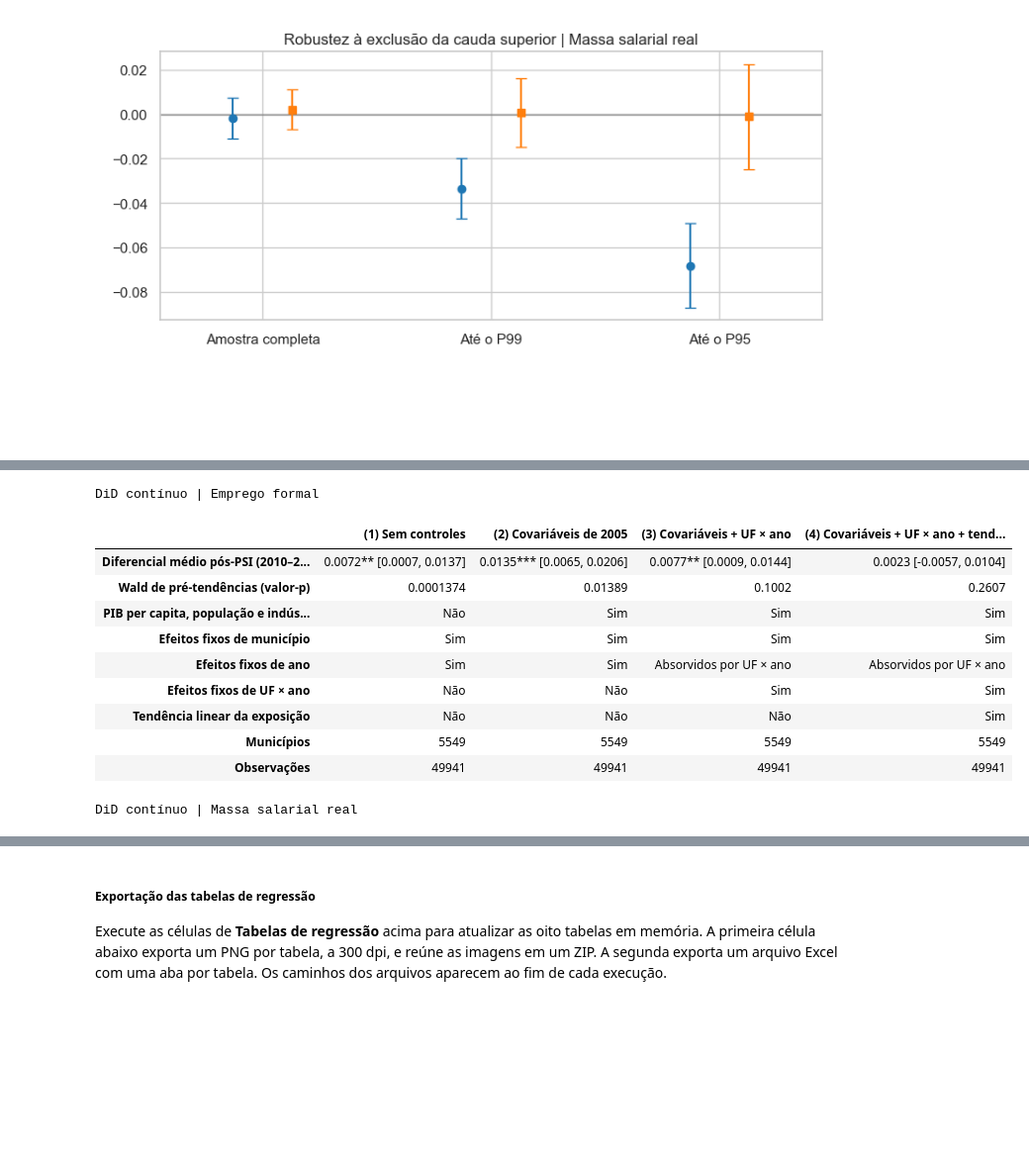
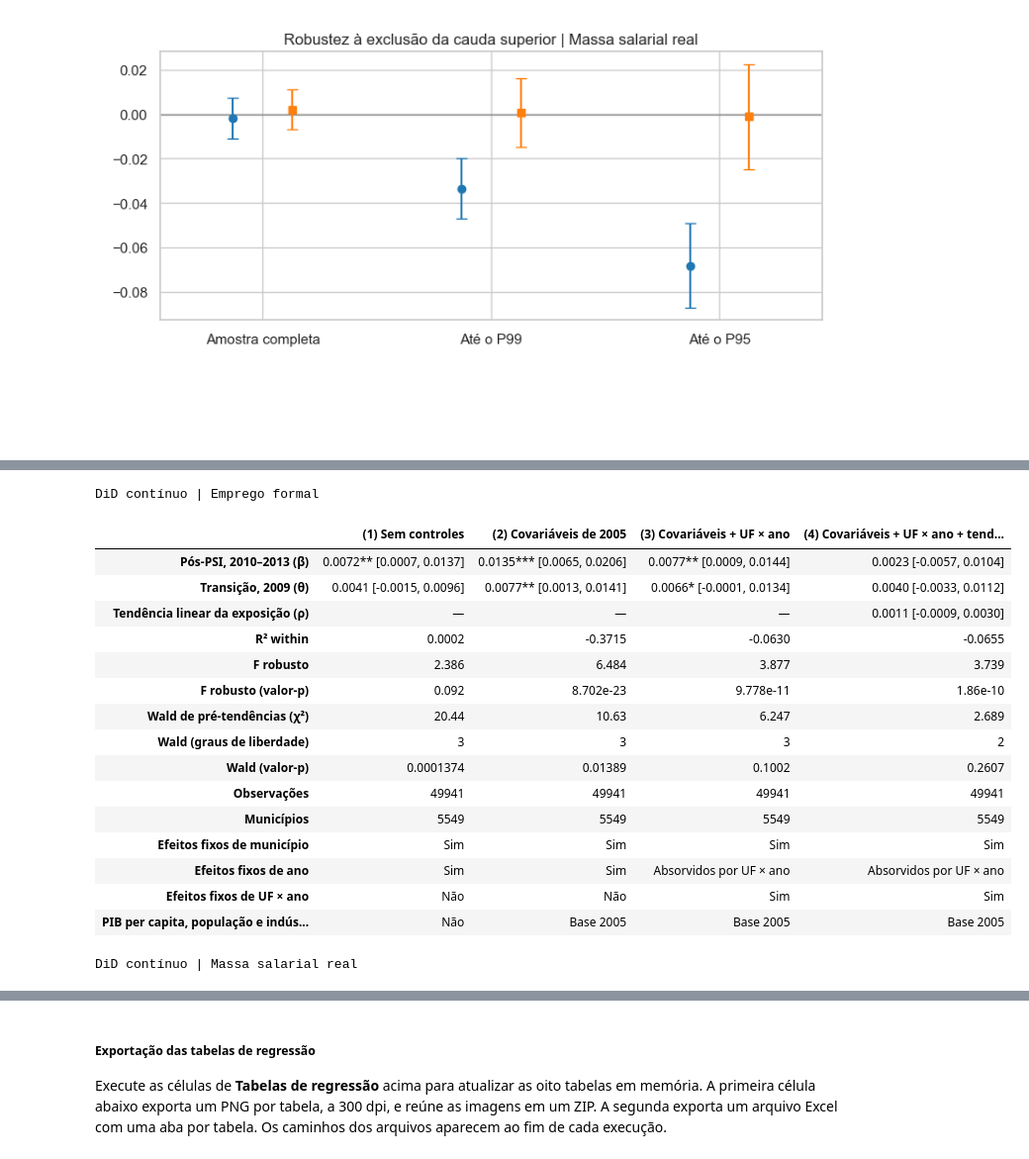
Before and after one commit to alexandre-albuquerque17/Script_infer-ncia_causal_dif-in-dif, a Jupyter notebook: objetivos/4.regression_did/Script_PSI_did.ipynb, the cells around one changed output, grey strips where cells are left out. Shown at 99% size. Cells and saved outputs as stored; diff of their text form; code cells hidden in the pictures; blank space fills up the shorter version.

```diff
--- a/objetivos/4.regression_did/Script_PSI_did.ipynb
+++ b/objetivos/4.regression_did/Script_PSI_did.ipynb
@@ -2283,12 +2289,14 @@ Massa salarial real: p = 0.2007; não rejeitamos H₀: o teste não encontrou ev
 termos_pos_faixas = [f"faixa_{faixa}_pos" for faixa in faixas_positivas]
 termos_transicao_faixas = [f"faixa_{faixa}_2009" for faixa in faixas_positivas]
 resultados_pos_faixas = []
+modelos_pos_faixas = {}
 for desfecho, dependente in variaveis_desfecho_faixas.items():
     dados = painel_faixas[desfecho]
     ajuste = PanelOLS(
         dados[dependente], dados[termos_pos_faixas + termos_transicao_faixas + termos_controle_emp],
         **efeitos_fixos_did(dados, especificacao_uf_ano),
     ).fit(cov_type="clustered", cluster_entity=True)
+    modelos_pos_faixas[desfecho] = ajuste
     ic = ajuste.conf_int()
     for faixa, termo in zip(faixas_positivas, termos_pos_faixas):
         resultados_pos_faixas.append({
@@ -2401,6 +2409,7 @@ print("Municípios na amostra comum:", len(municipios_robustez))
 Municípios na amostra comum: 5549
 # %%
 resultados_ancoras = []
+modelos_ancoras = {}
 for desfecho, (painel, dependente) in paineis_robustez.items():
     painel_comum = painel.loc[painel.index.get_level_values("id_municipio").isin(municipios_robustez)]
     assert len(painel_comum) == len(municipios_robustez) * len(anos_did_emp)
@@ -2428,6 +2437,7 @@ for desfecho, (painel, dependente) in paineis_robustez.items():
                 dados[dependente], dados[["expo_pos", "expo_2009"] + termos],
                 **efeitos,
             ).fit(cov_type="clustered", cluster_entity=True)
+            modelos_ancoras[desfecho, ano_base, com_tendencia] = (ajuste, teste)
             ic = ajuste.conf_int().loc["expo_pos"]
             resultados_ancoras.append({
                 "Desfecho": desfecho, "Ano-base": ano_base, "Tendência": "Sim" if com_tendencia else "Não",
@@ -2536,6 +2546,7 @@ assert desvios_exposicao_log.gt(0).all()
 medidas_exposicao_log = (medidas_exposicao_log - medidas_exposicao_log.mean()) / desvios_exposicao_log
 
 resultados_robustez_log = []
+modelos_robustez_log = {}
 for desfecho, (painel, dependente) in paineis_robustez.items():
     dados = painel.loc[painel.index.get_level_values("id_municipio").isin(municipios_robustez)].copy()
     assert len(dados) == len(municipios_robustez) * len(anos_did_emp)
@@ -2560,6 +2571,7 @@ for desfecho, (painel, dependente) in paineis_robustez.items():
             ajuste = PanelOLS(
                 dados[dependente], dados[["expo_pos", "expo_2009"] + termos], **efeitos,
             ).fit(cov_type="clustered", cluster_entity=True)
+            modelos_robustez_log[desfecho, medida, rotulo] = (ajuste, teste)
             ic = ajuste.conf_int().loc["expo_pos"]
             resultados_robustez_log.append({
                 "Desfecho": desfecho, "Medida": medida, "Modelo": rotulo,
@@ -2650,6 +2662,7 @@ prespecificacoes_cauda = [
     ("Com todos os controles", especificacao_tendencia, termos_controle_emp + [termo_tendencia]),
 ]
 resultados_cauda = []
+modelos_cauda = {}
 for recorte, corte in recortes_cauda.items():
     ids_recorte = exposicao_cauda[exposicao_cauda.le(corte)].index
     for desfecho, (painel, dependente) in paineis_robustez.items():
@@ -2671,6 +2684,7 @@ for recorte, corte in recortes_cauda.items():
             ajuste = PanelOLS(
                 dados[dependente], dados[["expo_pos", "expo_2009"] + termos], **efeitos,
             ).fit(cov_type="clustered", cluster_entity=True)
+            modelos_cauda[desfecho, recorte, rotulo] = (ajuste, teste)
             ic = ajuste.conf_int().loc["expo_pos"]
             resultados_cauda.append({
                 "Desfecho": desfecho, "Amostra": recorte, "Modelo": rotulo,
@@ -2753,61 +2767,92 @@ tabelas_exportacao_psi = {}
 
 def formatar_coeficiente_artigo(coef, inferior, superior, p):
     estrelas = "***" if p < 0.01 else "**" if p < 0.05 else "*" if p < 0.10 else ""
     return f"{coef:.4f}{estrelas}\n[{inferior:.4f}, {superior:.4f}]"
 
 
 def mostrar_tabela_artigo(tabela, titulo):
     tabelas_exportacao_psi[titulo] = tabela.copy()
     display(
         tabela.style.set_caption(titulo)
-        .set_properties(**{"white-space": "pre-line", "text-align": "center", "padding": "5px 10px"})
         .set_table_styles([
+            {"selector": "td", "props": [("white-space", "pre-line"), ("text-align", "center"), ("padding", "5px 10px")]},
             {"selector": "caption", "props": [("caption-side", "top"), ("font-weight", "bold"), ("text-align", "left")]},
             {"selector": "thead", "props": [("border-top", "2px solid"), ("border-bottom", "1px solid")]},
             {"selector": "tbody", "props": [("border-bottom", "2px solid")]},
         ])
     )
 
 
+
+def coeficiente_artigo(resultado, termo):
+    if termo not in resultado.params.index:
+        return "—"
+    inferior, superior = resultado.conf_int().loc[termo]
+    return formatar_coeficiente_artigo(
+        resultado.params[termo], inferior, superior, resultado.pvalues[termo],
+    )
+
+
+def diagnosticos_artigo(resultado, teste_wald, ano_base=2005):
+    f_robusto = resultado.f_statistic_robust
+    efeitos_uf = resultado.model.other_effects
+    tem_covariaveis = any("_x_" in termo for termo in resultado.params.index)
+    return {
+        "R² within": f"{resultado.rsquared_within:.4f}",
+        "F robusto": f"{f_robusto.stat:.4g}",
+        "F robusto (valor-p)": f"{f_robusto.pval:.4g}",
+        "Wald de pré-tendências (χ²)": f"{teste_wald.stat:.4g}",
+        "Wald (graus de liberdade)": int(teste_wald.df),
+        "Wald (valor-p)": f"{teste_wald.pval:.4g}",
+        "Observações": resultado.nobs,
+        "Municípios": int(resultado.entity_info["total"]),
+        "Efeitos fixos de município": "Sim" if resultado.model.entity_effects else "Não",
+        "Efeitos fixos de ano": "Absorvidos por UF × ano" if efeitos_uf else "Sim",
+        "Efeitos fixos de UF × ano": "Sim" if efeitos_uf else "Não",
+        "PIB per capita, população e indústria × ano": f"Base {ano_base}" if tem_covariaveis else "Não",
+    }
+
+
+def coluna_did_artigo(resultado, teste_wald, ano_base=2005):
+    return {
+        "Pós-PSI, 2010–2013 (β)": coeficiente_artigo(resultado, "expo_pos"),
+        "Transição, 2009 (θ)": coeficiente_artigo(resultado, "expo_2009"),
+        "Tendência linear da exposição (ρ)": coeficiente_artigo(resultado, termo_tendencia),
+        **diagnosticos_artigo(resultado, teste_wald, ano_base),
+    }
+
+
 rotulos_modelos_artigo = [
     "(1) Sem controles", "(2) Covariáveis de 2005",
     "(3) Covariáveis + UF × ano", "(4) Covariáveis + UF × ano + tendência",
 ]
 desfechos_artigo = {
-    "Emprego formal": (did_emp_indexado, resultados_pos_emp, eventos_emp),
-    "Massa salarial real": (did_massa_indexado, resultados_pos_massa, eventos_massa),
+    "Emprego formal": (modelos_pos_emp, eventos_emp),
+    "Massa salarial real": (modelos_pos_massa, eventos_massa),
 }
-for desfecho, (painel, resultados, eventos) in desfechos_artigo.items():
+for desfecho, (modelos, eventos) in desfechos_artigo.items():
     colunas = {}
-    for rotulo, (nome, termos) in zip(rotulos_modelos_artigo, especificacoes_emp.items()):
-        r = resultados[nome]
+    for rotulo, (nome, resultado) in zip(rotulos_modelos_artigo, modelos.items()):
         teste = wald_pre_exposicao(eventos[nome], termos_wald_evento)
-        efeitos_uf = nome in (especificacao_uf_ano, especificacao_tendencia)
-        colunas[rotulo] = {
-            "Diferencial médio pós-PSI (2010–2013)": formatar_coeficiente_artigo(
-                r["coeficiente"], r["ic_95_inf"], r["ic_95_sup"], r["p_valor"],
-            ),
-            "Wald de pré-tendências (valor-p)": f"{teste.pval:.4g}",
-            "PIB per capita, população e indústria de 2005 × ano": "Sim" if termos else "Não",
-            "Efeitos fixos de município": "Sim",
-            "Efeitos fixos de ano": "Absorvidos por UF × ano" if efeitos_uf else "Sim",
-            "Efeitos fixos de UF × ano": "Sim" if efeitos_uf else "Não",
-            "Tendência linear da exposição": "Sim" if termo_tendencia in termos else "Não",
-            "Municípios": painel.index.get_level_values("id_municipio").nunique(),
-            "Observações": len(painel),
-        }
+        colunas[rotulo] = coluna_did_artigo(resultado, teste)
     mostrar_tabela_artigo(pd.DataFrame(colunas), f"DiD contínuo | {desfecho}")
 # %% [output]
 DiD contínuo | Emprego formal
 |  | (1) Sem controles | (2) Covariáveis de 2005 | (3) Covariáveis + UF × ano | (4) Covariáveis + UF × ano + tend... |
-| Diferencial médio pós-PSI (2010–2... | 0.0072** [0.0007, 0.0137] | 0.0135*** [0.0065, 0.0206] | 0.0077** [0.0009, 0.0144] | 0.0023 [-0.0057, 0.0104] |
-| Wald de pré-tendências (valor-p) | 0.0001374 | 0.01389 | 0.1002 | 0.2607 |
-| PIB per capita, população e indús... | Não | Sim | Sim | Sim |
+| Pós-PSI, 2010–2013 (β) | 0.0072** [0.0007, 0.0137] | 0.0135*** [0.0065, 0.0206] | 0.0077** [0.0009, 0.0144] | 0.0023 [-0.0057, 0.0104] |
+| Transição, 2009 (θ) | 0.0041 [-0.0015, 0.0096] | 0.0077** [0.0013, 0.0141] | 0.0066* [-0.0001, 0.0134] | 0.0040 [-0.0033, 0.0112] |
+| Tendência linear da exposição (ρ) | — | — | — | 0.0011 [-0.0009, 0.0030] |
+| R² within | 0.0002 | -0.3715 | -0.0630 | -0.0655 |
+| F robusto | 2.386 | 6.484 | 3.877 | 3.739 |
+| F robusto (valor-p) | 0.092 | 8.702e-23 | 9.778e-11 | 1.86e-10 |
+| Wald de pré-tendências (χ²) | 20.44 | 10.63 | 6.247 | 2.689 |
+| Wald (graus de liberdade) | 3 | 3 | 3 | 2 |
+| Wald (valor-p) | 0.0001374 | 0.01389 | 0.1002 | 0.2607 |
+| Observações | 49941 | 49941 | 49941 | 49941 |
+| Municípios | 5549 | 5549 | 5549 | 5549 |
 | Efeitos fixos de município | Sim | Sim | Sim | Sim |
 | Efeitos fixos de ano | Sim | Sim | Absorvidos por UF × ano | Absorvidos por UF × ano |
 | Efeitos fixos de UF × ano | Não | Não | Sim | Sim |
-| Tendência linear da exposição | Não | Não | Não | Sim |
-| Municípios | 5549 | 5549 | 5549 | 5549 |
-| Observações | 49941 | 49941 | 49941 | 49941 |
+| PIB per capita, população e indús... | Não | Base 2005 | Base 2005 | Base 2005 |
 DiD contínuo | Massa salarial real
 |  | (1) Sem controles | (2) Covariáveis de 2005 | (3) Covariáveis + UF × ano | (4) Covariáveis + UF × ano + tend... |
```
Also changed, not shown: parts of 12 cells of this notebook.
